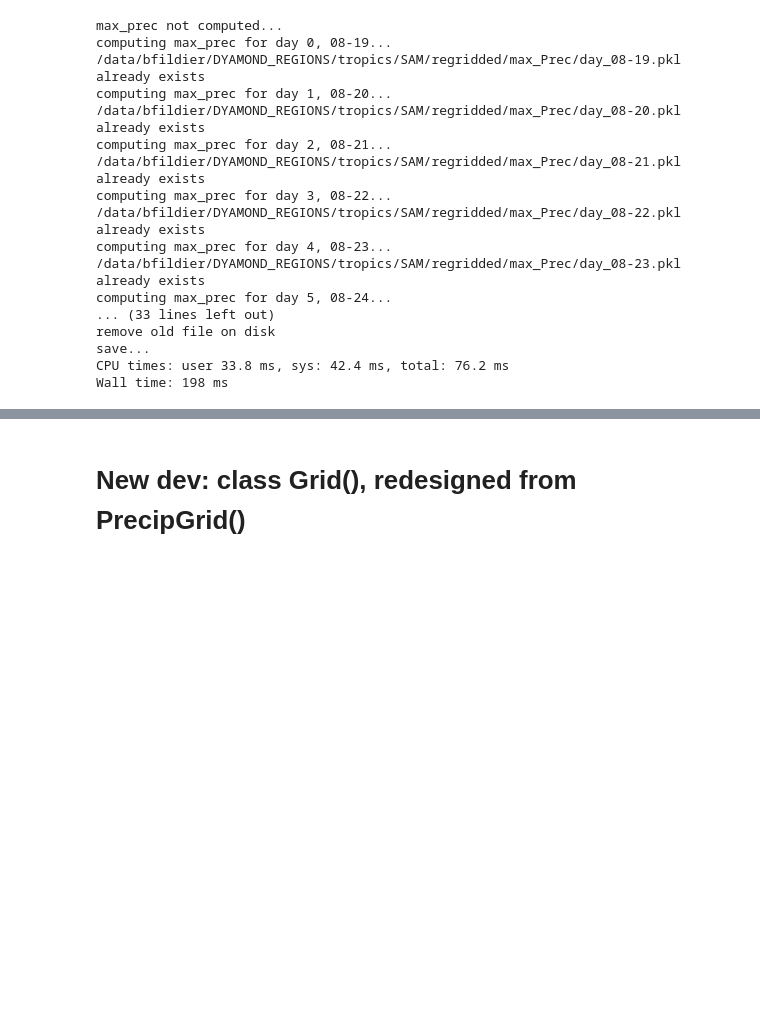
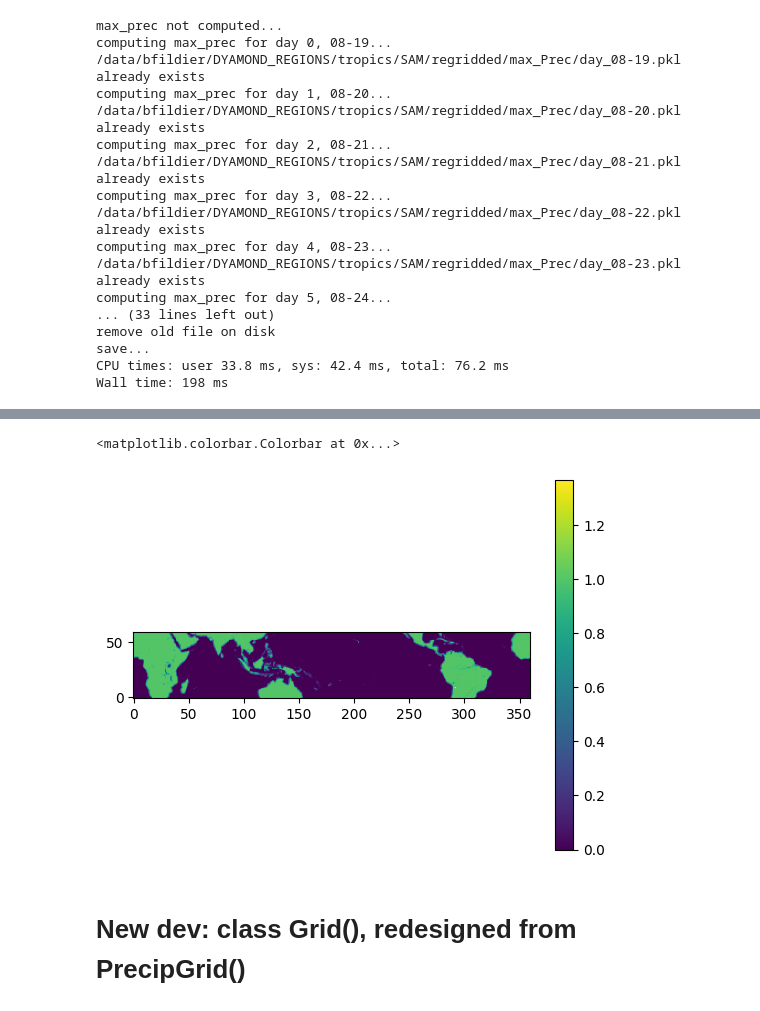
Before and after one commit to bfildier/explore-multiscale-extremes, a Jupyter notebook: scripts/dev_regrid.ipynb, the cells around one changed output, grey strips where cells are left out. Saved outputs shown, nothing was run; the diff lists cells and outputs as text; code cells hidden in the pictures; blank space fills up the shorter version.

```diff
--- a/scripts/dev_regrid.ipynb
+++ b/scripts/dev_regrid.ipynb
@@ -203,3 +355,15 @@ Wall time: 198 ms
+# %%
+varid = 'LANDMASK'
+day0 = 11
+dayf = 11
+
+landmask = grid.regrid_by_day(day0,varid=varid,func='mean')
+
+plt.imshow(landmask[:,:,0],origin='lower')
+plt.colorbar()
+# %% [output]
+<matplotlib.colorbar.Colorbar at 0x...>
+[figure, added]
 # %% [markdown]
 # New dev: class Grid(), redesigned from PrecipGrid()
 # %% [markdown]
```
Also changed, not shown: parts of 14 cells of this notebook, 53 other files.
